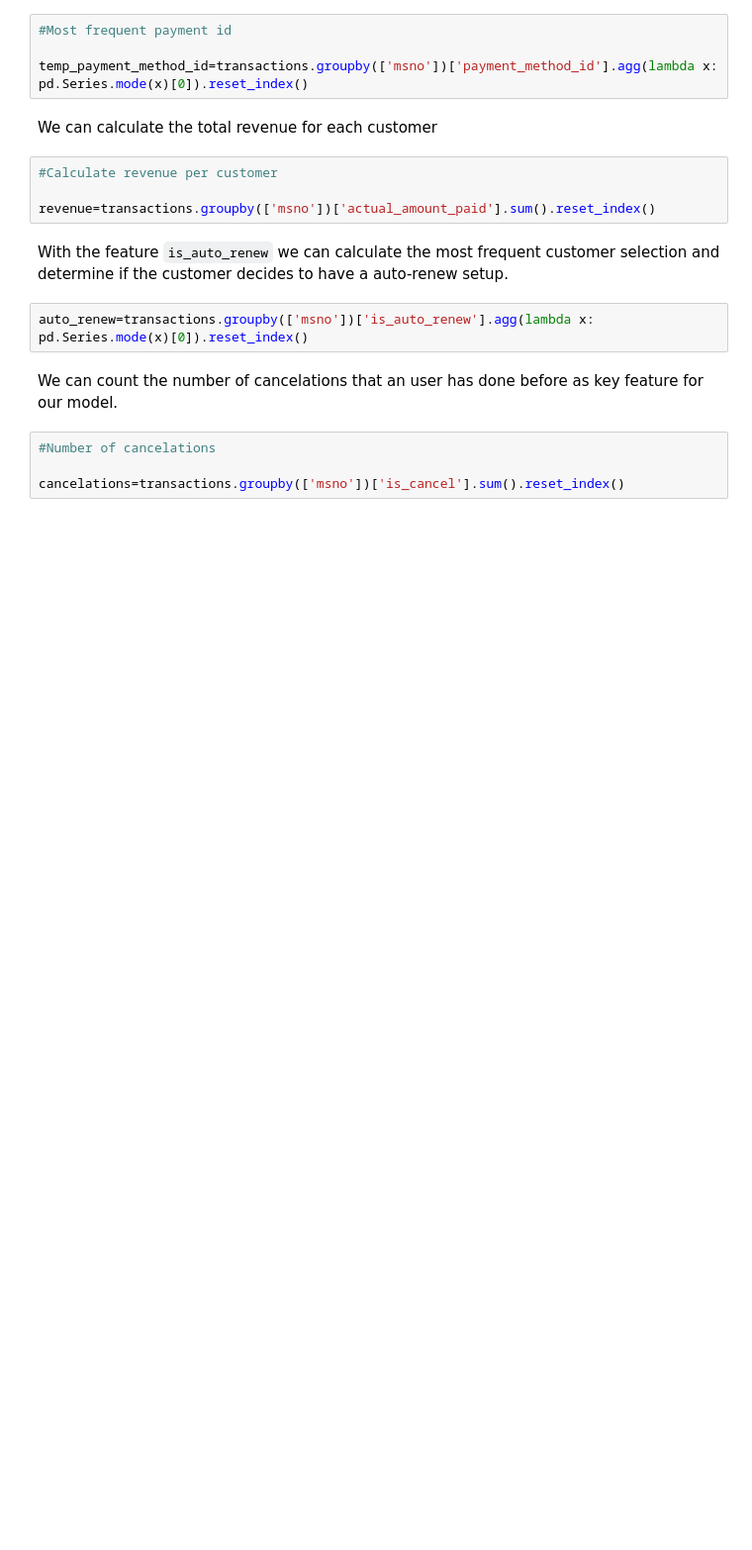
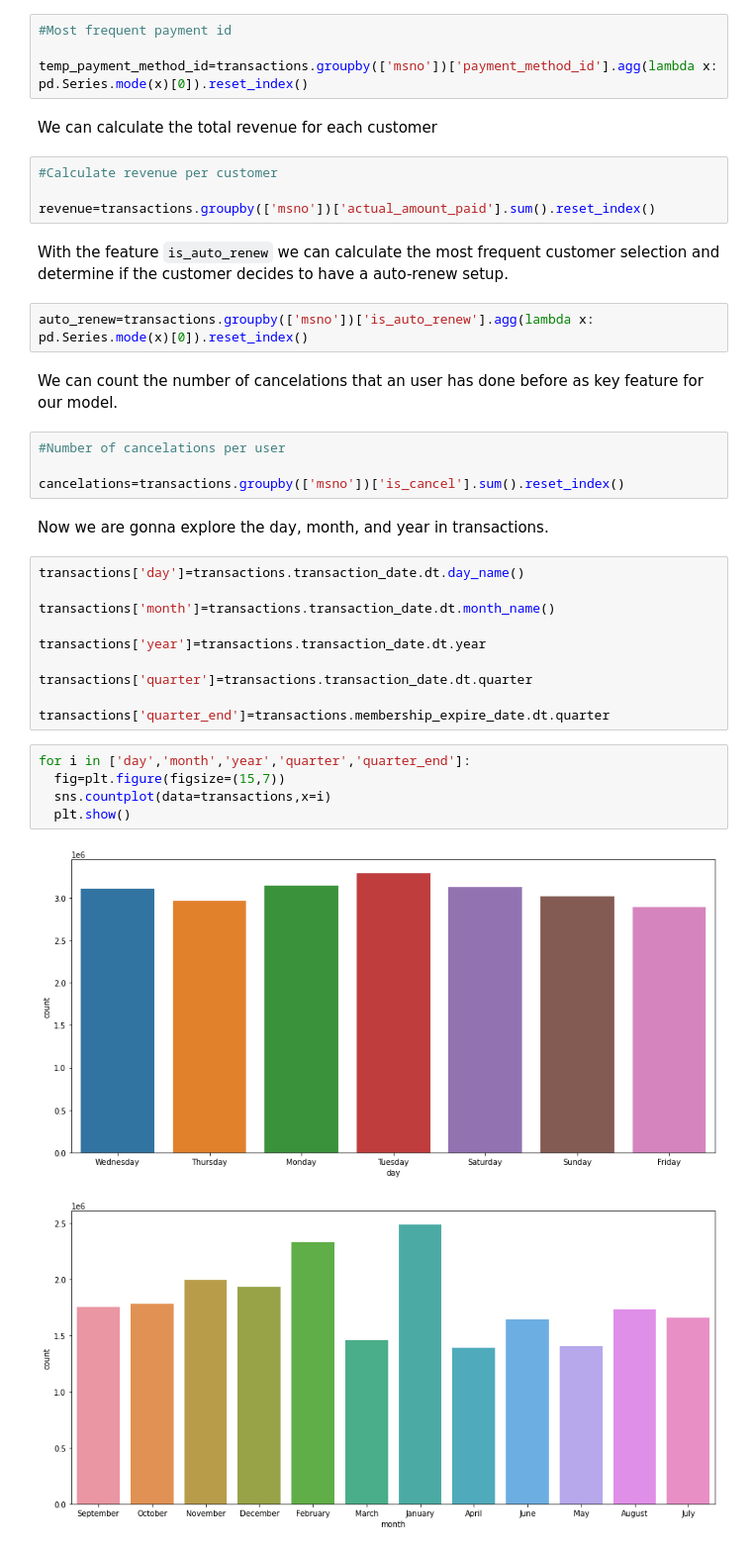
Before and after one commit to jsroa15/KKBOX, a Jupyter notebook: Transactions_data_mining.ipynb, the cells around one changed output. Shown at 99% size. Saved outputs shown, nothing was run; the diff lists cells and outputs as text; blank space fills up the shorter version.

```diff
--- a/Transactions_data_mining.ipynb
+++ b/Transactions_data_mining.ipynb
@@ -187,6 +187,26 @@ auto_renew=transactions.groupby(['msno'])['is_auto_renew'].agg(lambda x: pd.Seri
 # %% [markdown]
 We can count the number of cancelations that an user has done before as key feature for our model.
 # %%
-#Number of cancelations
+#Number of cancelations per user
 
 cancelations=transactions.groupby(['msno'])['is_cancel'].sum().reset_index()
+# %% [markdown]
+Now we are gonna explore the day, month, and year in transactions.
+# %%
+transactions['day']=transactions.transaction_date.dt.day_name()
+
+transactions['month']=transactions.transaction_date.dt.month_name()
+
+transactions['year']=transactions.transaction_date.dt.year
+
+transactions['quarter']=transactions.transaction_date.dt.quarter
+
+transactions['quarter_end']=transactions.membership_expire_date.dt.quarter
+# %%
+for i in ['day','month','year','quarter','quarter_end']:
+  fig=plt.figure(figsize=(15,7))
+  sns.countplot(data=transactions,x=i)
+  plt.show()
+# %% [output]
+[figure, added]
+[figure, added]
```
Also changed, not shown: parts of 2 cells of this notebook.
